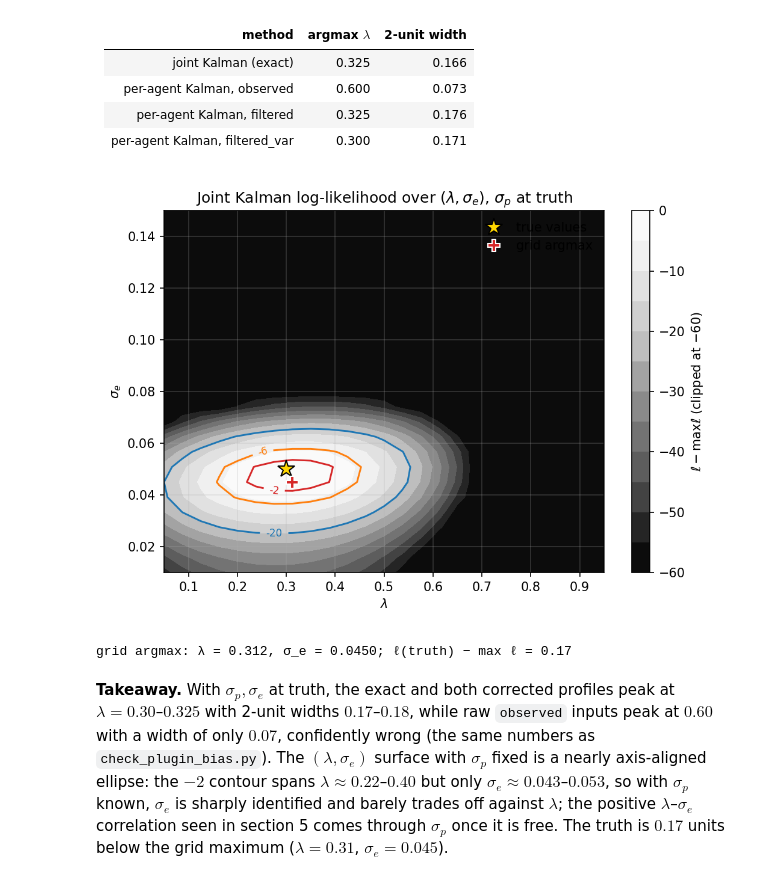
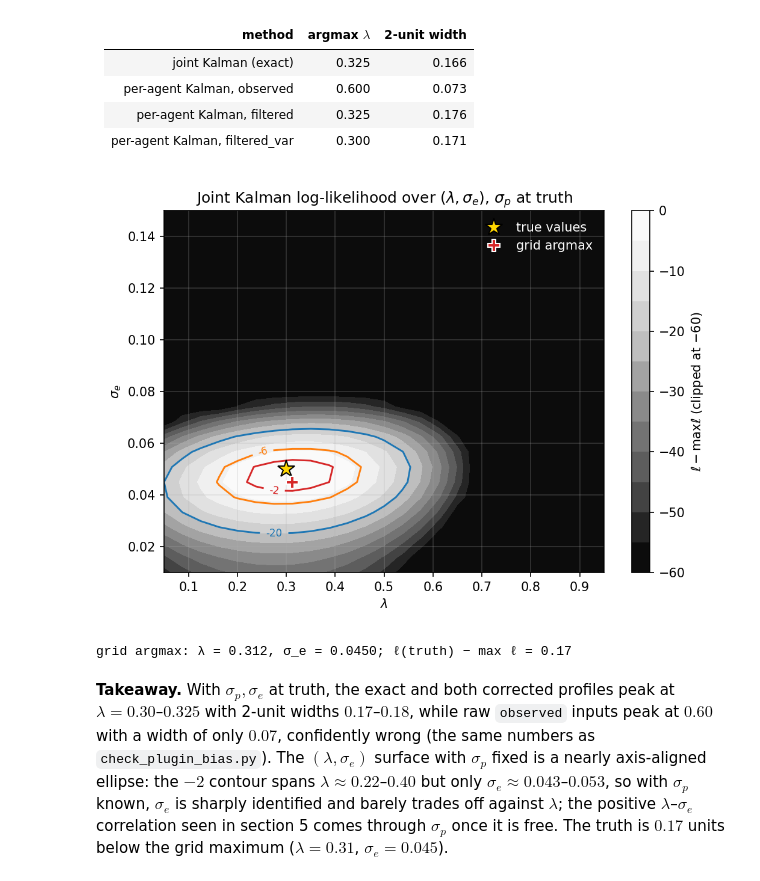
Before and after one commit to gAlmeidaFerreira/learning_od_from_data, a Jupyter notebook: notebooks/02_simulate_and_filter.ipynb, the cells around one changed output. Drawn from its saved outputs; the diff is of its cells as text; code cells hidden in the pictures.

Commit message:
Notebook 02: InputMode type fix and white legend on the likelihood surface
Co-Authored-By: Claude Opus 5.5 <noreply@anthropic.com>

```diff
--- a/notebooks/02_simulate_and_filter.ipynb
+++ b/notebooks/02_simulate_and_filter.ipynb
@@ -265,34 +266,35 @@ SURFACE_EXPRESSION_NOISES = np.linspace(0.01, 0.15, 25)
 def joint_loglik_at(point):
     self_weight, expression_noise_sd = point
     params = replace(true_params, self_weight=float(self_weight), expression_noise_sd=float(expression_noise_sd))
     return kalman.kalman_loglik(labels, W, params, simulation_settings)
 
 
 grid_points = [(self_weight, noise_sd) for noise_sd in SURFACE_EXPRESSION_NOISES for self_weight in SURFACE_SELF_WEIGHTS]
 with ProcessPoolExecutor() as pool:
     surface = np.array(list(pool.map(joint_loglik_at, grid_points, chunksize=25))).reshape(
         SURFACE_EXPRESSION_NOISES.size, SURFACE_SELF_WEIGHTS.size)
 relative_surface = surface - surface.max()
 best_row, best_column = np.unravel_index(surface.argmax(), surface.shape)
 
 fig, ax = plt.subplots(figsize=(7, 5))
 filled = ax.contourf(SURFACE_SELF_WEIGHTS, SURFACE_EXPRESSION_NOISES, np.maximum(relative_surface, -60),
                      levels=np.linspace(-60, 0, 13), cmap="Greys_r")
 fig.colorbar(filled, ax=ax, label=r"$\ell - \max \ell$ (clipped at $-60$)")
 contours = ax.contour(SURFACE_SELF_WEIGHTS, SURFACE_EXPRESSION_NOISES, relative_surface, levels=[-20, -6, -2],
                       colors=["C0", "C1", "C3"], linewidths=1.4)
 ax.clabel(contours, fmt="%g", fontsize=8)
 ax.plot(true_params.self_weight, true_params.expression_noise_sd, marker="*", markersize=14, color="gold",
         markeredgecolor="black", linestyle="none", label="true values")
 ax.plot(SURFACE_SELF_WEIGHTS[best_column], SURFACE_EXPRESSION_NOISES[best_row], marker="P", markersize=10, color="C3",
         markeredgecolor="white", linestyle="none", label="grid argmax")
 style_axes(ax, r"$\lambda$", r"$\sigma_e$", r"Joint Kalman log-likelihood over $(\lambda, \sigma_e)$, $\sigma_p$ at truth")
+plt.setp(ax.get_legend().get_texts(), color="white")   # legend sits on the dark (low-likelihood) region
 show_figure(fig, "loglik_surface_lambda_sigma_e.png")
 print(f"grid argmax: λ = {SURFACE_SELF_WEIGHTS[best_column]:.3f}, σ_e = {SURFACE_EXPRESSION_NOISES[best_row]:.4f}; "
       f"ℓ(truth) − max ℓ = {joint_loglik_at((true_params.self_weight, true_params.expression_noise_sd)) - surface.max():.2f}")
 section_runtimes["3. Likelihood landscape"] = time.perf_counter() - section_start
 # %% [output]
-[figure, old version]
+[figure, new version]
 grid argmax: λ = 0.312, σ_e = 0.0450; ℓ(truth) − max ℓ = 0.17
 # %% [markdown]
 **Takeaway.** With $\sigma_p, \sigma_e$ at truth, the exact and both corrected profiles peak at $\lambda = 0.30$–$0.325$ with 2-unit widths $0.17$–$0.18$, while raw `observed` inputs peak at $0.60$ with a width of only $0.07$, confidently wrong (the same numbers as `check_plugin_bias.py`). The $(\lambda, \sigma_e)$ surface with $\sigma_p$ fixed is a nearly axis-aligned ellipse: the $-2$ contour spans $\lambda \approx 0.22$–$0.40$ but only $\sigma_e \approx 0.043$–$0.053$, so with $\sigma_p$ known, $\sigma_e$ is sharply identified and barely trades off against $\lambda$; the positive $\lambda$–$\sigma_e$ correlation seen in section 5 comes through $\sigma_p$ once it is free. The truth is $0.17$ units below the grid maximum ($\lambda = 0.31$, $\sigma_e = 0.045$).
```
Also changed, not shown: parts of 4 cells of this notebook.
